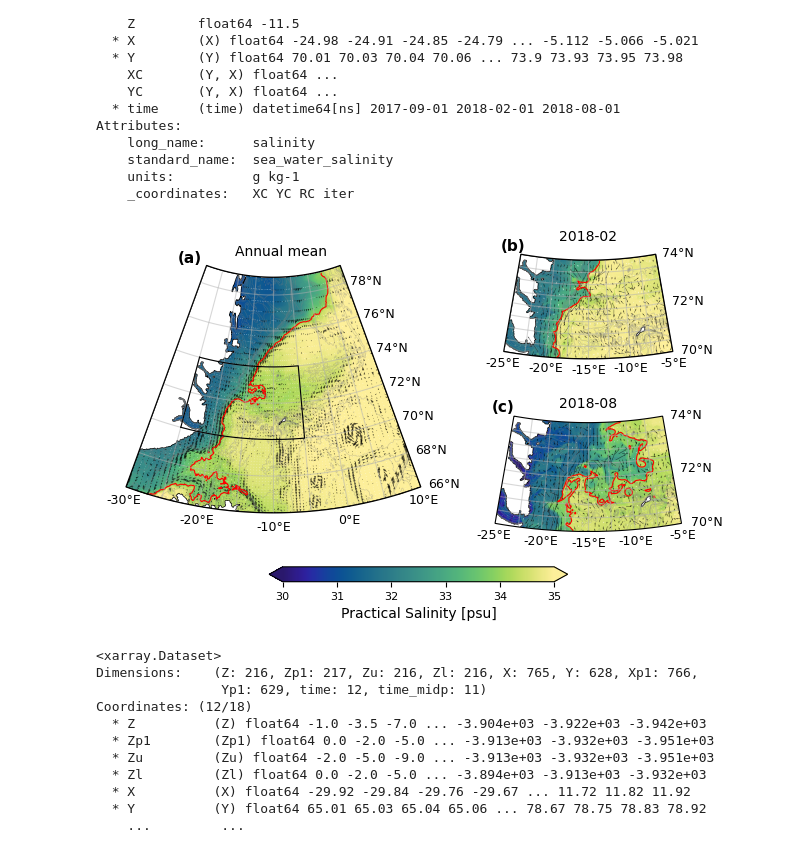
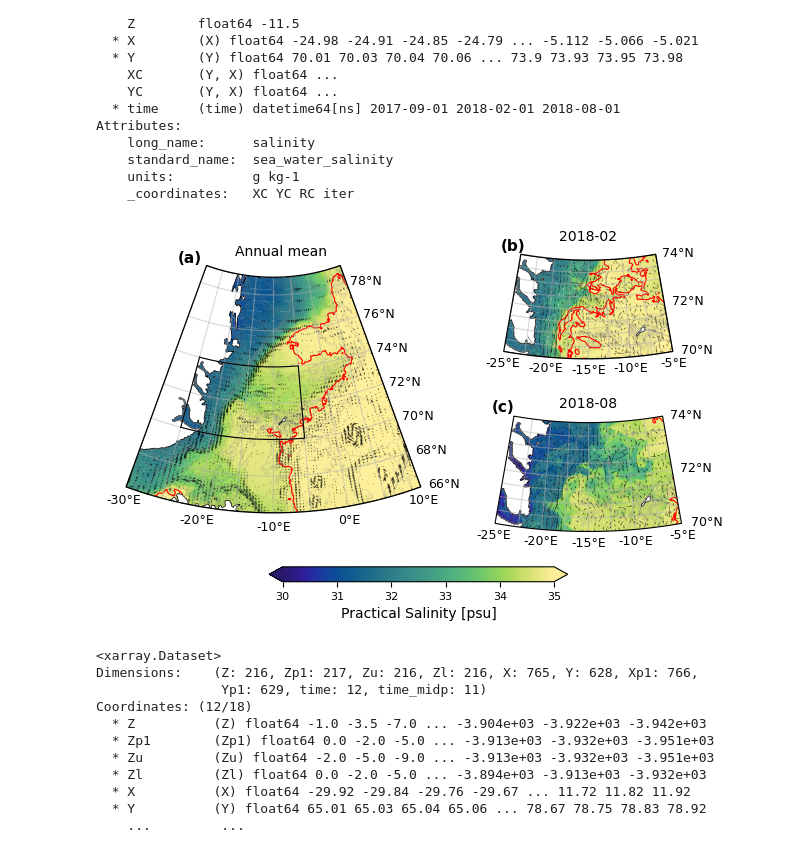
Before and after one commit to EirikKvamme/MScEirik, a Jupyter notebook: Background/IGPMODBackground.ipynb, the cells around one changed output. Cells and saved outputs as stored; diff of their text form; code cells hidden in the pictures.

Commit message:
Final updates of figures to THOR25

```diff
--- a/Background/IGPMODBackground.ipynb
+++ b/Background/IGPMODBackground.ipynb
@@ -432,9 +432,9 @@ ax['ur'].pcolormesh(SA.X,SA.Y,SA[1], cmap=cmap, vmin=30, vmax=35, zorder=0 , tra
 ax['lr'].pcolormesh(SA.X,SA.Y,SA[2], cmap=cmap, vmin=30, vmax=35, zorder=0 , transform=ccrs.PlateCarree())
 
 # Salinity contour 34 psu
-ax['l'].contour(SA_mean.X,SA_mean.Y,SA_mean,[34],colors='red',linewidths=0.8, transform=ccrs.PlateCarree())
-ax['ur'].contour(SA.X,SA.Y,SA[1],[34],colors='red',linewidths=0.8, transform=ccrs.PlateCarree())
-ax['lr'].contour(SA.X,SA.Y,SA[2],[34],colors='red',linewidths=0.8, transform=ccrs.PlateCarree())
+ax['l'].contour(SA_mean.X,SA_mean.Y,SA_mean,[34.81],colors='red',linewidths=0.8, transform=ccrs.PlateCarree())
+ax['ur'].contour(SA.X,SA.Y,SA[1],[34.81],colors='red',linewidths=0.8, transform=ccrs.PlateCarree())
+ax['lr'].contour(SA.X,SA.Y,SA[2],[34.81],colors='red',linewidths=0.8, transform=ccrs.PlateCarree())
 
 # Focus area
 focus_area_lons = np.linspace(-25, -5, 100)
@@ -570,34 +570,34 @@ ax['l'].set_boundary(patch.get_path(), transform=ax['l'].transData)
 # Add gridlines without labels
 ax['l'].gridlines(draw_labels=False,alpha=0.5,zorder=2)
 
 # Manually add the labels for the bottom and right sides
 xticks = np.arange(extent[0]-10, extent[1]-10 + 1, 10)  # Adjust the range and step as needed
 yticks = np.arange(extent[2], extent[3] + 1, 2)  # Adjust the range and step as needed
 
 # Add bottom labels
 for xtick in xticks:
     ax['l'].text(xtick, extent[2]-0.4, f'{xtick}°E', transform=ccrs.PlateCarree(),
             fontsize=9, ha='center', va='top')
 
 # Add right labels
 for ytick in yticks:
     ax['l'].text(extent[1] + 1-10, ytick, f'{ytick}°N', transform=ccrs.PlateCarree(),
             fontsize=9, ha='left', va='center')
 
 letter = ['(a)','(b)','(c)']
 coords = [[-30-8,78.5],[-25-3,74],[-25-3,74]]
 for i in range(0,3):
      ax[pos[i]].annotate(text=letter[i],xy=coords[i],fontweight='bold', transform=ccrs.PlateCarree())
 
 
 fig.set_layout_engine('constrained')
 fig.get_layout_engine().set(w_pad=0,h_pad=0.05,hspace=0.0, wspace=0)
 
 fig.savefig(r'/nird/home/ekv036/MSc/Fig/MeanCurrentSalinity_multi',dpi=300, facecolor='w', edgecolor='w',
           orientation='landscape', format=None,
           transparent=False, bbox_inches=None,pad_inches=0.25)
 # %% [output]
-[figure, old version]
+[figure, new version]
 # %%
 df
 # %% [output]
```
Also changed, not shown: 3 other files.
